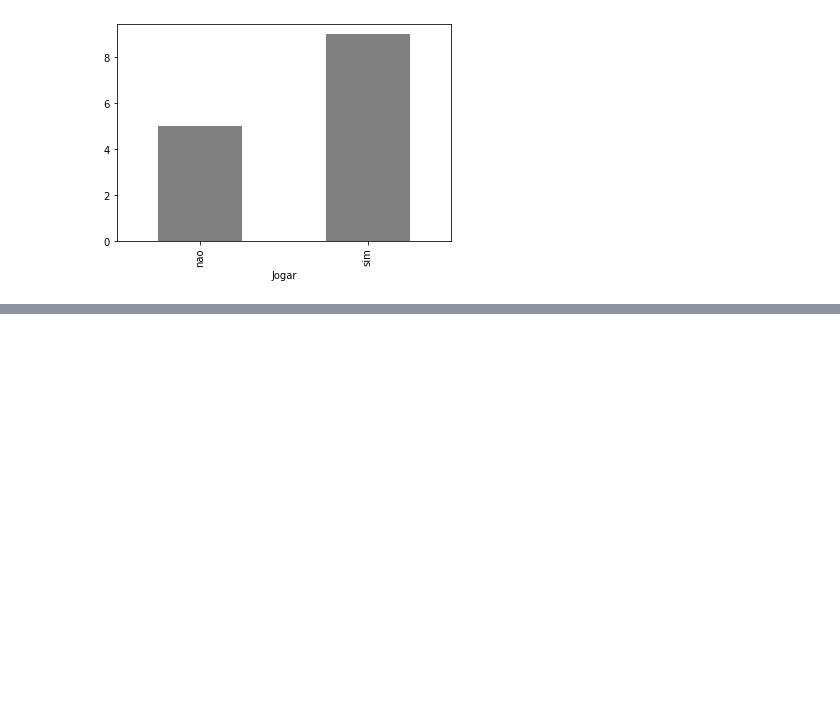
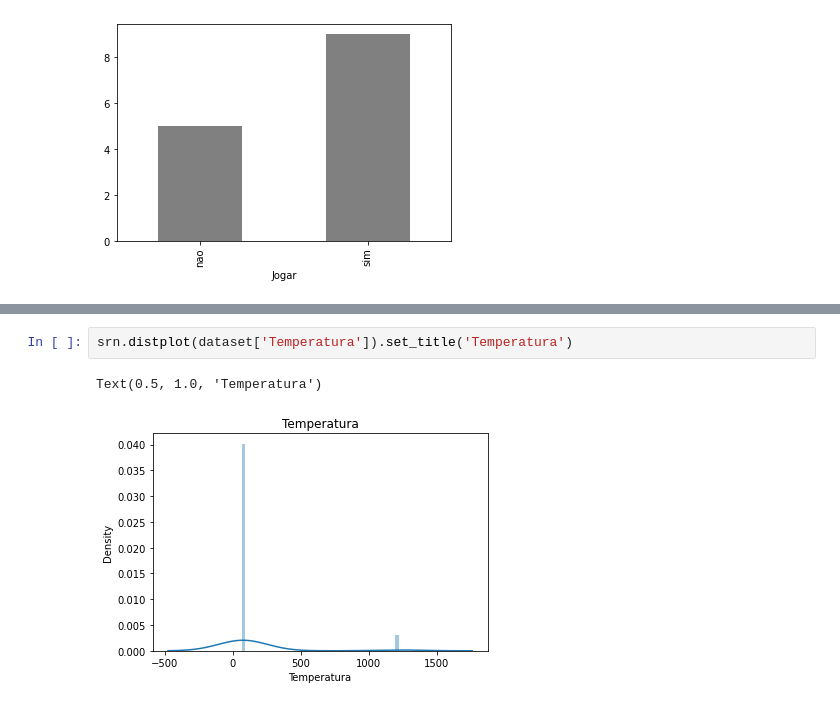
Before and after one commit to hecpinheiro/Ciencia-de-dados, a Jupyter notebook: tempo.ipynb, the cells around one changed output, grey strips where cells are left out. Drawn from its saved outputs; the diff is of its cells as text; blank space fills up the shorter version.

```diff
--- a/tempo.ipynb
+++ b/tempo.ipynb
@@ -84,0 +106,5 @@ jogargroup.plot.bar(color = 'gray')
+# %%
+srn.distplot(dataset['Temperatura']).set_title('Temperatura')
+# %% [output]
+Text(0.5, 1.0, 'Temperatura')
+[figure, added]
```
Also changed, not shown: parts of 9 cells of this notebook.
